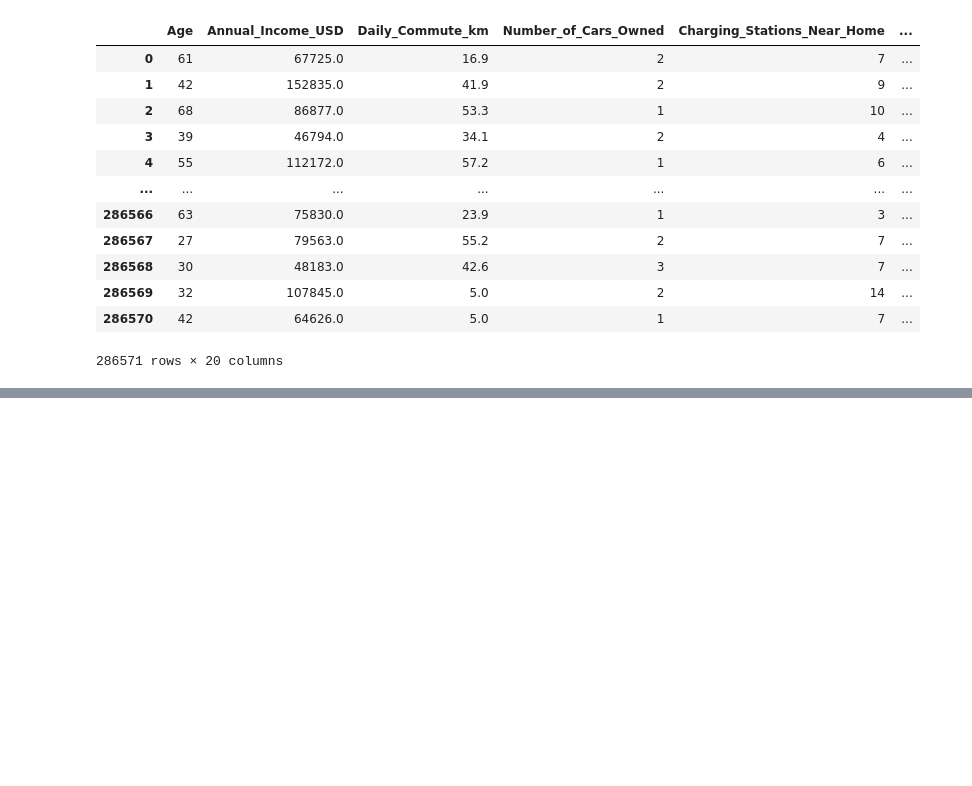
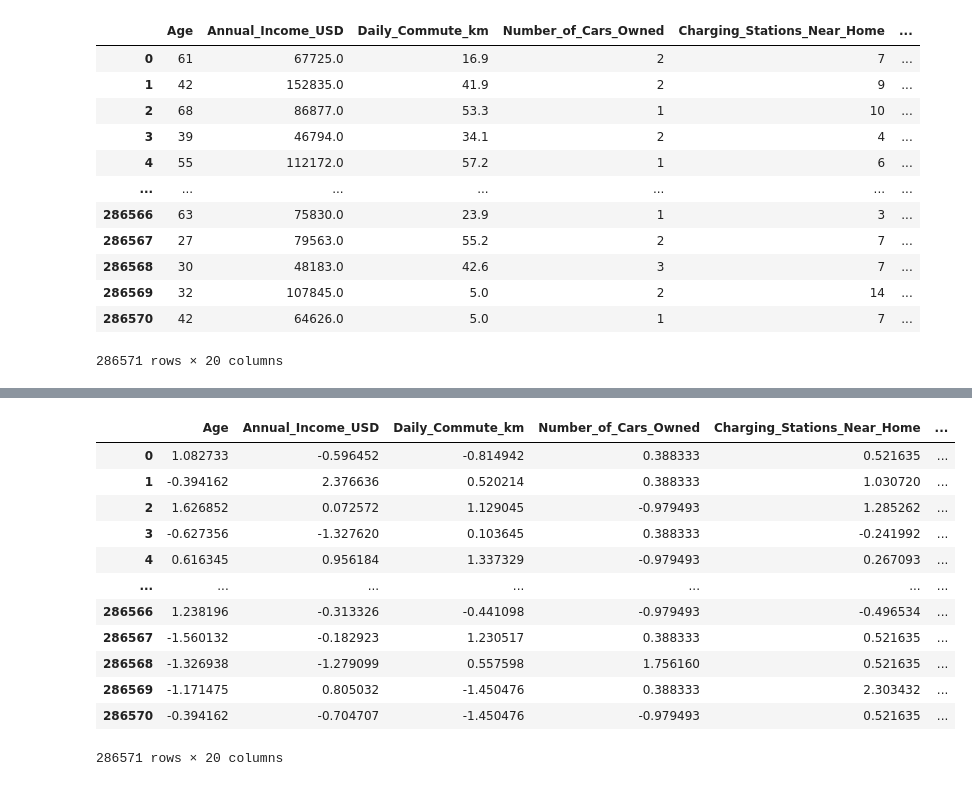
Before and after one commit to singhalishir1911/Electric-Vehicle-Purchases, a Jupyter notebook: Notebook.ipynb, the cells around one changed output, grey strips where cells are left out. Saved outputs shown, nothing was run; the diff lists cells and outputs as text; code cells hidden in the pictures; blank space fills up the shorter version.

```diff
--- a/Notebook.ipynb
+++ b/Notebook.ipynb
@@ -211,0 +266,22 @@ test
+# %%
+## Using Standard Scaler to scale down all features in test
+from sklearn.preprocessing import StandardScaler
+std_scaler= StandardScaler()
+feature_names = test.columns
+test_scaled = std_scaler.fit_transform(test)
+test = pd.DataFrame(test_scaled, columns=feature_names)
+test
+# %% [output]
+|  | Age | Annual_Income_USD | Daily_Commute_km | Number_of_Cars_Owned | Charging_Stations_Near_Home | ... |
+| 0 | 1.082733 | -0.596452 | -0.814942 | 0.388333 | 0.521635 | ... |
+| 1 | -0.394162 | 2.376636 | 0.520214 | 0.388333 | 1.030720 | ... |
+| 2 | 1.626852 | 0.072572 | 1.129045 | -0.979493 | 1.285262 | ... |
+| 3 | -0.627356 | -1.327620 | 0.103645 | 0.388333 | -0.241992 | ... |
+| 4 | 0.616345 | 0.956184 | 1.337329 | -0.979493 | 0.267093 | ... |
+| ... | ... | ... | ... | ... | ... | ... |
+| 286566 | 1.238196 | -0.313326 | -0.441098 | -0.979493 | -0.496534 | ... |
+| 286567 | -1.560132 | -0.182923 | 1.230517 | 0.388333 | 0.521635 | ... |
+| 286568 | -1.326938 | -1.279099 | 0.557598 | 1.756160 | 0.521635 | ... |
+| 286569 | -1.171475 | 0.805032 | -1.450476 | 0.388333 | 2.303432 | ... |
+| 286570 | -0.394162 | -0.704707 | -1.450476 | -0.979493 | 0.521635 | ... |
+286571 rows × 20 columns
```
Also changed, not shown: parts of 6 cells of this notebook.
